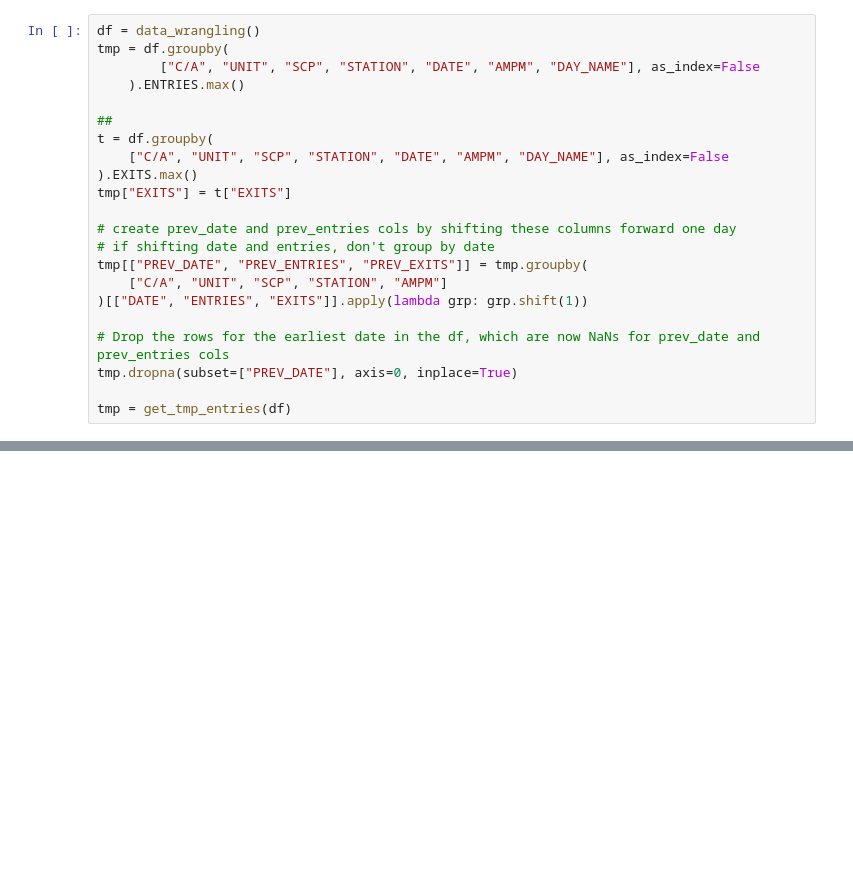
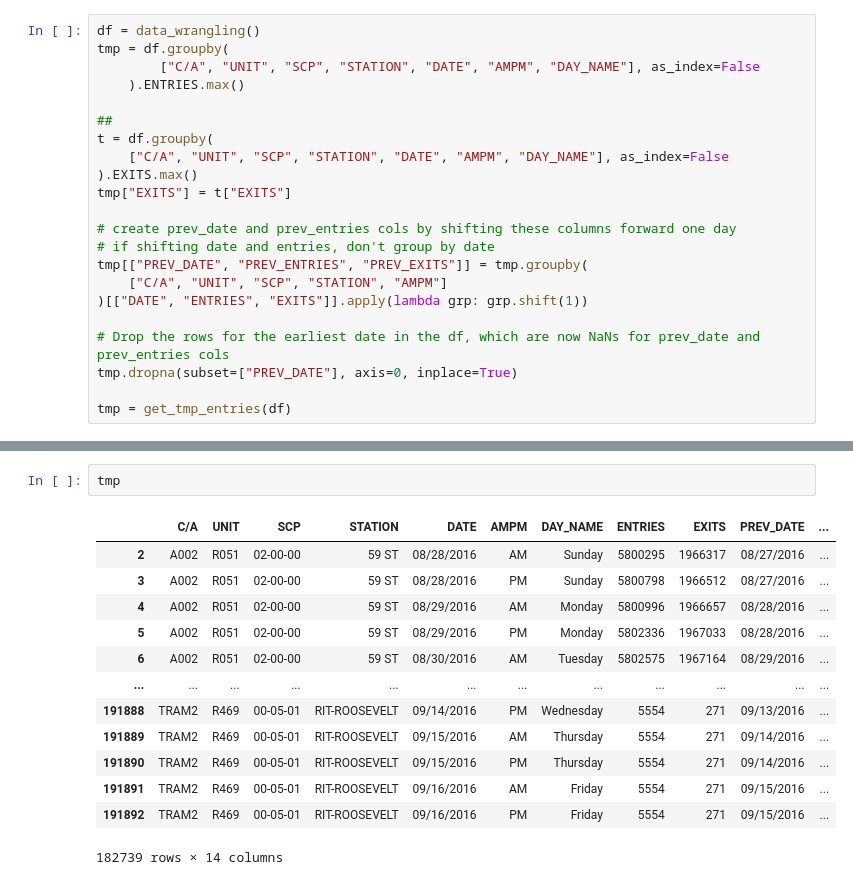
Before and after one commit to weizhao-BME/metis-project1, a Jupyter notebook: ew_figures.ipynb, the cells around one changed output, grey strips where cells are left out. Saved outputs shown, nothing was run; the diff lists cells and outputs as text; blank space fills up the shorter version.

```diff
--- a/ew_figures.ipynb
+++ b/ew_figures.ipynb
@@ -75,0 +44,16 @@ by_day
+# %%
+tmp
+# %% [output]
+|  | C/A | UNIT | SCP | STATION | DATE | AMPM | DAY_NAME | ENTRIES | EXITS | PREV_DATE | ... |
+| 2 | A002 | R051 | 02-00-00 | 59 ST | 08/28/2016 | AM | Sunday | 5800295 | 1966317 | 08/27/2016 | ... |
+| 3 | A002 | R051 | 02-00-00 | 59 ST | 08/28/2016 | PM | Sunday | 5800798 | 1966512 | 08/27/2016 | ... |
+| 4 | A002 | R051 | 02-00-00 | 59 ST | 08/29/2016 | AM | Monday | 5800996 | 1966657 | 08/28/2016 | ... |
+| 5 | A002 | R051 | 02-00-00 | 59 ST | 08/29/2016 | PM | Monday | 5802336 | 1967033 | 08/28/2016 | ... |
+| 6 | A002 | R051 | 02-00-00 | 59 ST | 08/30/2016 | AM | Tuesday | 5802575 | 1967164 | 08/29/2016 | ... |
+| ... | ... | ... | ... | ... | ... | ... | ... | ... | ... | ... | ... |
+| 191888 | TRAM2 | R469 | 00-05-01 | RIT-ROOSEVELT | 09/14/2016 | PM | Wednesday | 5554 | 271 | 09/13/2016 | ... |
+| 191889 | TRAM2 | R469 | 00-05-01 | RIT-ROOSEVELT | 09/15/2016 | AM | Thursday | 5554 | 271 | 09/14/2016 | ... |
+| 191890 | TRAM2 | R469 | 00-05-01 | RIT-ROOSEVELT | 09/15/2016 | PM | Thursday | 5554 | 271 | 09/14/2016 | ... |
+| 191891 | TRAM2 | R469 | 00-05-01 | RIT-ROOSEVELT | 09/16/2016 | AM | Friday | 5554 | 271 | 09/15/2016 | ... |
+| 191892 | TRAM2 | R469 | 00-05-01 | RIT-ROOSEVELT | 09/16/2016 | PM | Friday | 5554 | 271 | 09/15/2016 | ... |
+182739 rows × 14 columns
```
Also changed, not shown: parts of 6 cells of this notebook.
